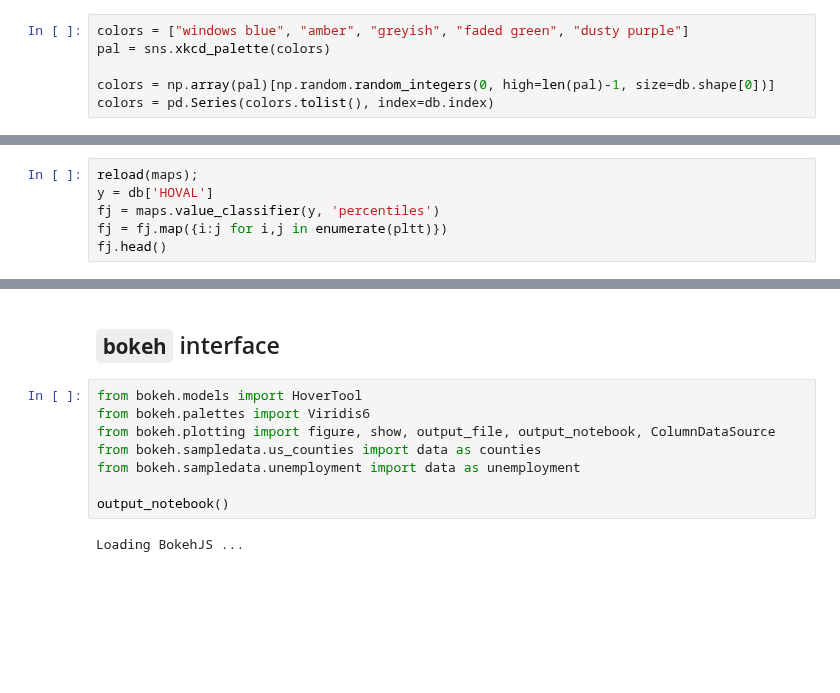
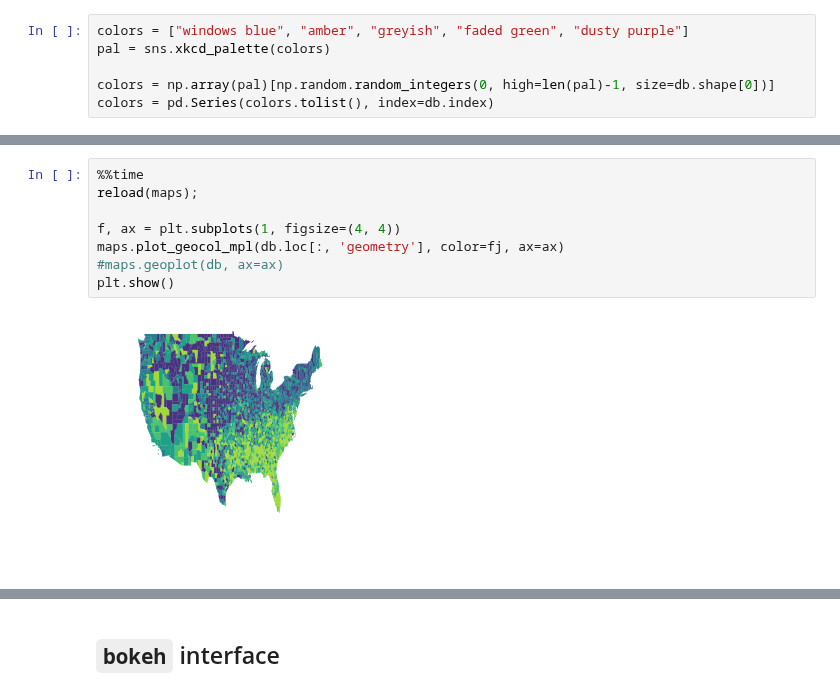
Before and after one commit to pysal/splot, a Jupyter notebook: geotable_plot.ipynb, the cells around one changed output, grey strips where cells are left out. Cells and saved outputs as stored; diff of their text form; blank space fills up the shorter version.

```diff
--- a/geotable_plot.ipynb
+++ b/geotable_plot.ipynb
@@ -87,9 +122,3 @@ pltt = sns.color_palette('viridis', 6)
 sns.palplot(pltt)
 # %% [output]
 [figure]
-# %%
-reload(maps);
-y = db['HOVAL']
-fj = maps.value_classifier(y, 'percentiles')
-fj = fj.map({i:j for i,j in enumerate(pltt)})
-fj.head()
@@ -108,0 +130,10 @@ maps.plot_geocol_mpl(db.loc[:, 'geometry'], facecolor=fj)
+# %%
+%%time
+reload(maps);
+
+f, ax = plt.subplots(1, figsize=(4, 4))
+maps.plot_geocol_mpl(db.loc[:, 'geometry'], color=fj, ax=ax)
+#maps.geoplot(db, ax=ax)
+plt.show()
+# %% [output]
+[figure, added]
@@ -109,12 +142,2 @@ maps.plot_geocol_mpl(db.loc[:, 'geometry'], facecolor=fj)
 # %% [markdown]
 ## `bokeh` interface
-# %%
-from bokeh.models import HoverTool
-from bokeh.palettes import Viridis6
-from bokeh.plotting import figure, show, output_file, output_notebook, ColumnDataSource
-from bokeh.sampledata.us_counties import data as counties
-from bokeh.sampledata.unemployment import data as unemployment
-
-output_notebook()
-# %% [output]
-Loading BokehJS ...
```
Also changed, not shown: parts of 27 cells of this notebook.
